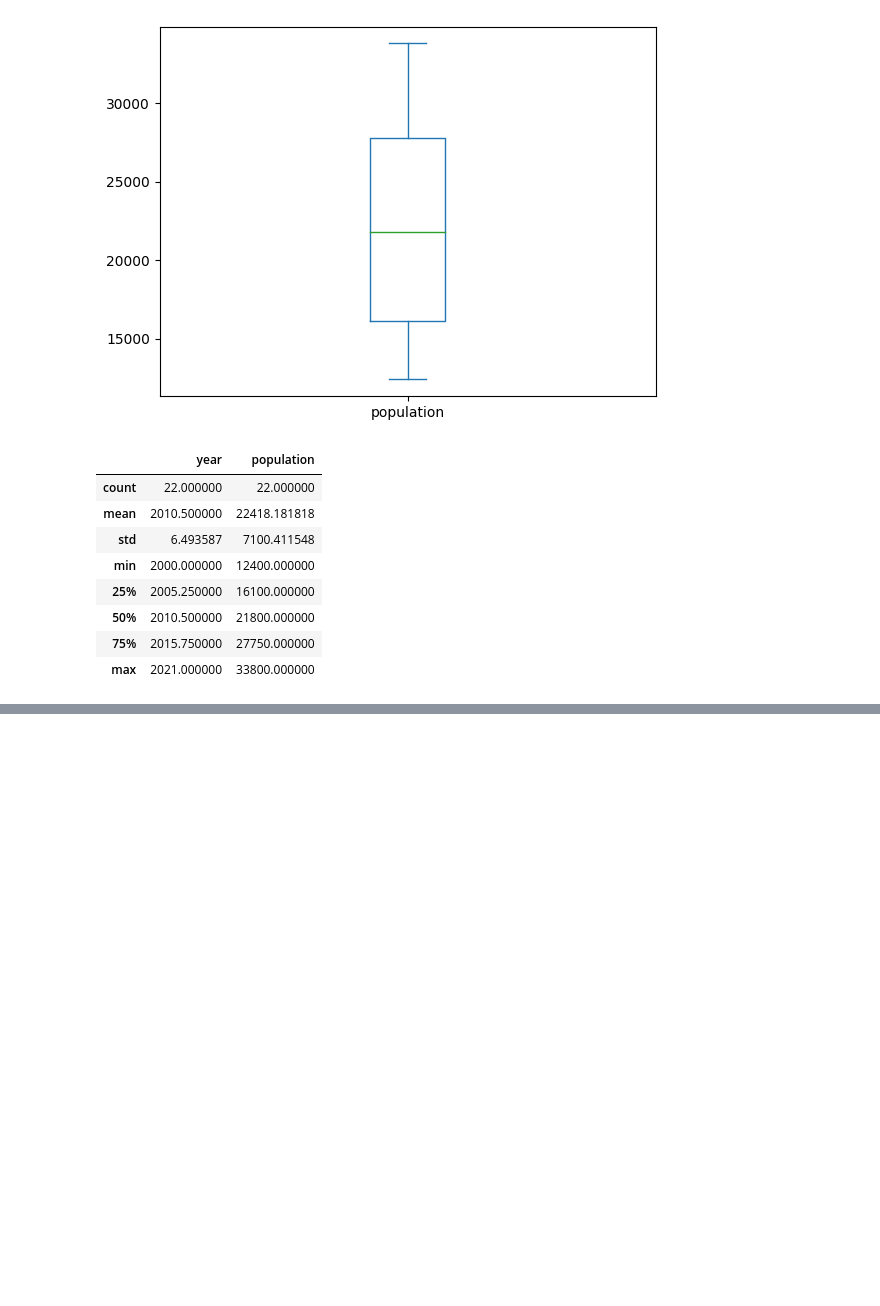
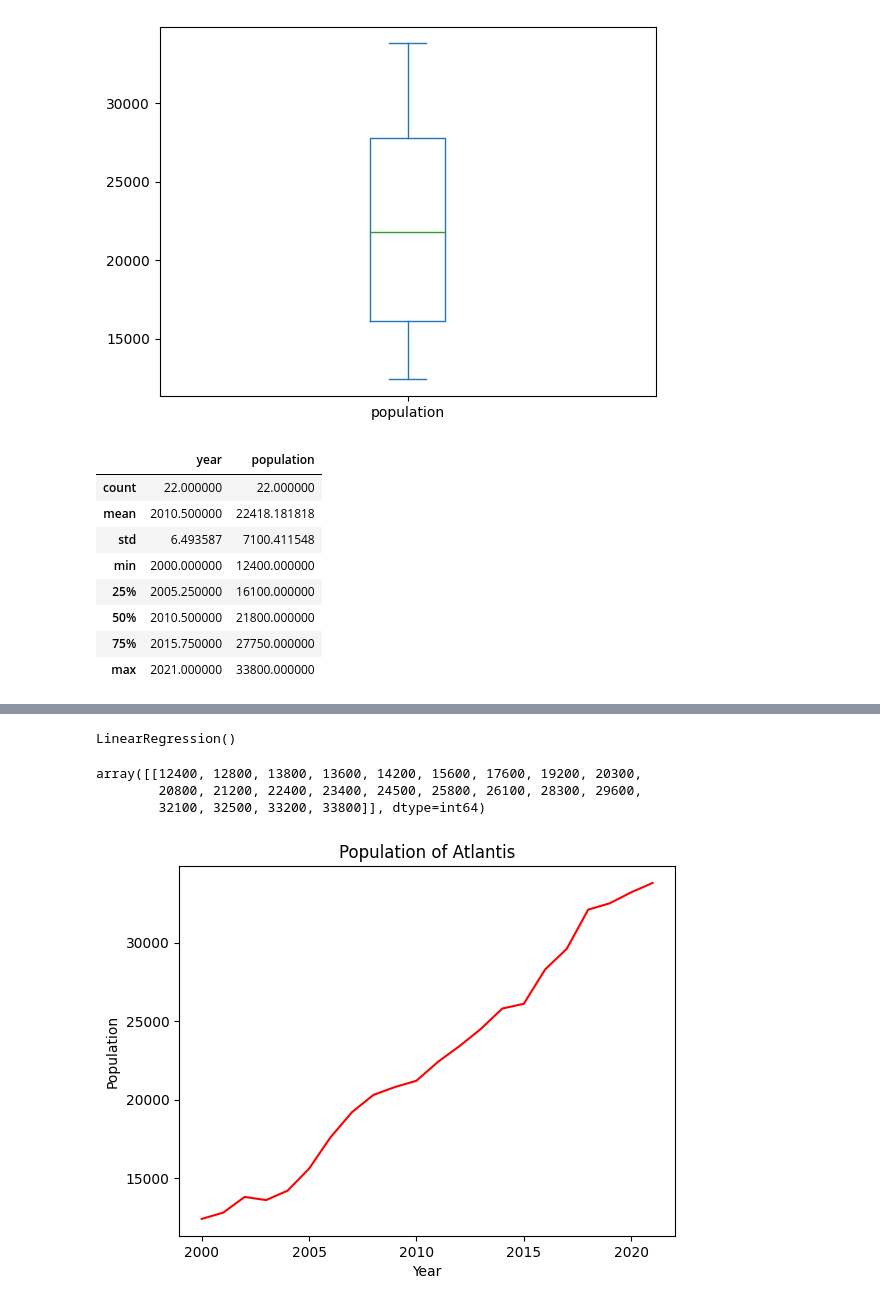
Before and after one commit to SajjadAli54/codespaces-jupyter, a Jupyter notebook: notebooks/population.ipynb, the cells around one changed output, grey strips where cells are left out. Cells and saved outputs as stored; diff of their text form; code cells hidden in the pictures; blank space fills up the shorter version.

Commit message:
Applied Linear Regression on Atlantis data

```diff
--- a/notebooks/population.ipynb
+++ b/notebooks/population.ipynb
@@ -67,3 +67,5 @@ df.describe()
 | 50% | 2010.500000 | 21800.000000 |
 | 75% | 2015.750000 | 27750.000000 |
 | max | 2021.000000 | 33800.000000 |
+# %%
+df.drop_duplicates(inplace=True)
@@ -69,0 +81,9 @@ df.describe()
+# %%
+X = df.year.values.reshape(-1, 22)
+y = df.population.values.reshape(-1, 22)
+# %%
+from sklearn.linear_model import LinearRegression
+model = LinearRegression()
+model.fit(X, y)
+# %% [output]
+LinearRegression()
@@ -69,0 +92,15 @@ df.describe()
+# %%
+y
+# %% [output]
+array([[12400, 12800, 13800, 13600, 14200, 15600, 17600, 19200, 20300,
+        20800, 21200, 22400, 23400, 24500, 25800, 26100, 28300, 29600,
+        32100, 32500, 33200, 33800]], dtype=int64)
+# %%
+plt.plot(X[0],y[0], color="red")
+# plt.plot(X[0],pred[0], color="blue")
+plt.title("Population of Atlantis")
+plt.xlabel('Year')
+plt.ylabel('Population')
+plt.show()
+# %% [output]
+[figure, added]
```
Also changed, not shown: parts of 2 cells of this notebook.
